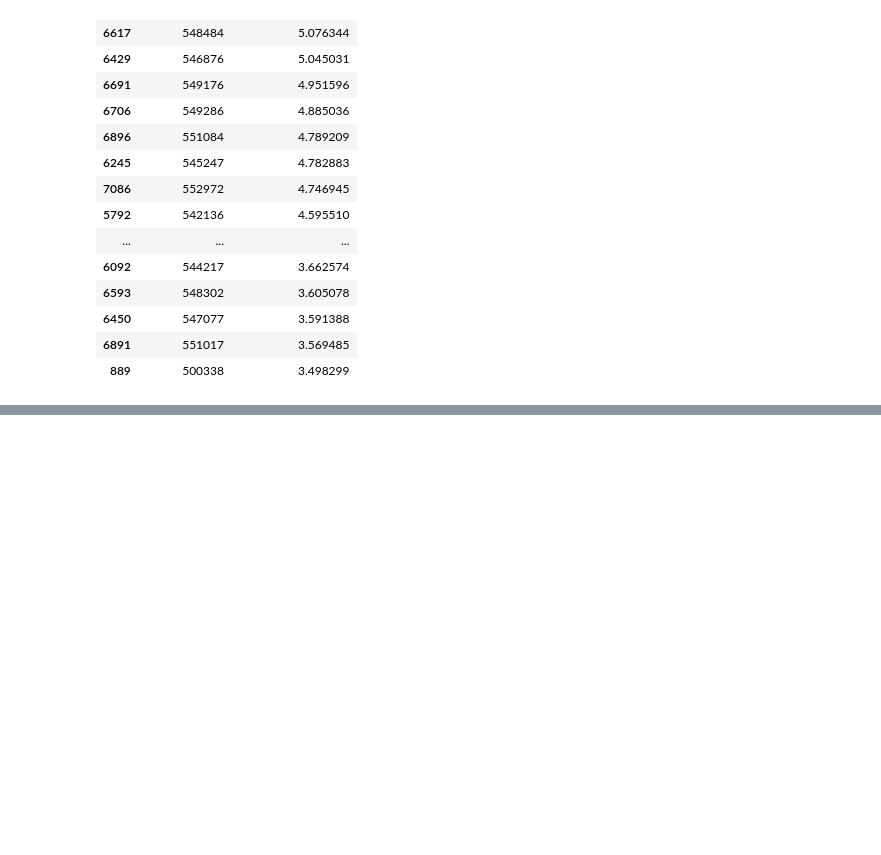
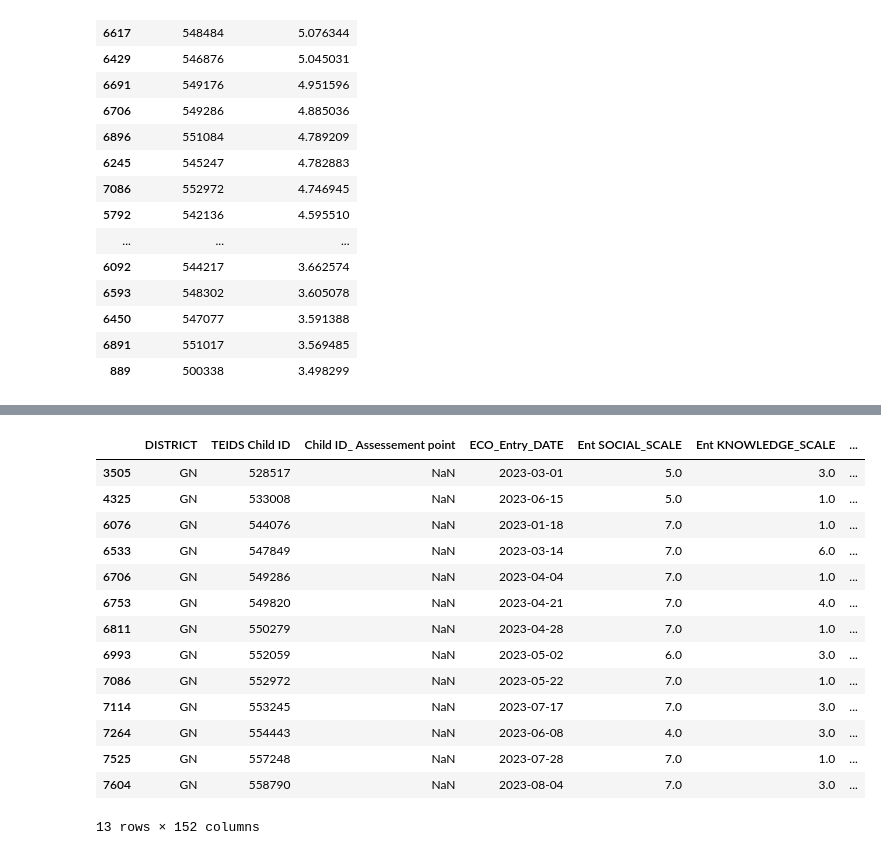
Before and after one commit to NSS-Data-Analytics-Cohort-13/teis-mikeriello, a Jupyter notebook: base_TEIDS_notebook.ipynb, the cells around one changed output, grey strips where cells are left out. Cells and saved outputs as stored; diff of their text form; code cells hidden in the pictures; blank space fills up the shorter version.

```diff
--- a/base_TEIDS_notebook.ipynb
+++ b/base_TEIDS_notebook.ipynb
@@ -395,0 +697,18 @@ plt.show()
+# %%
+eco_df[eco_df['TEIDS Child ID'].isin(bdi3_oc1_a['TEIDS Child ID']) & (eco_df['DISTRICT'] == 'GN')]
+# %% [output]
+|  | DISTRICT | TEIDS Child ID | Child ID_ Assessement point | ECO_Entry_DATE | Ent SOCIAL_SCALE | Ent KNOWLEDGE_SCALE | ... |
+| 3505 | GN | 528517 | NaN | 2023-03-01 | 5.0 | 3.0 | ... |
+| 4325 | GN | 533008 | NaN | 2023-06-15 | 5.0 | 1.0 | ... |
+| 6076 | GN | 544076 | NaN | 2023-01-18 | 7.0 | 1.0 | ... |
+| 6533 | GN | 547849 | NaN | 2023-03-14 | 7.0 | 6.0 | ... |
+| 6706 | GN | 549286 | NaN | 2023-04-04 | 7.0 | 1.0 | ... |
+| 6753 | GN | 549820 | NaN | 2023-04-21 | 7.0 | 4.0 | ... |
+| 6811 | GN | 550279 | NaN | 2023-04-28 | 7.0 | 1.0 | ... |
+| 6993 | GN | 552059 | NaN | 2023-05-02 | 6.0 | 3.0 | ... |
+| 7086 | GN | 552972 | NaN | 2023-05-22 | 7.0 | 1.0 | ... |
+| 7114 | GN | 553245 | NaN | 2023-07-17 | 7.0 | 3.0 | ... |
+| 7264 | GN | 554443 | NaN | 2023-06-08 | 4.0 | 3.0 | ... |
+| 7525 | GN | 557248 | NaN | 2023-07-28 | 7.0 | 1.0 | ... |
+| 7604 | GN | 558790 | NaN | 2023-08-04 | 7.0 | 3.0 | ... |
+13 rows × 152 columns
```
Also changed, not shown: parts of 43 cells of this notebook, 4 other files.
